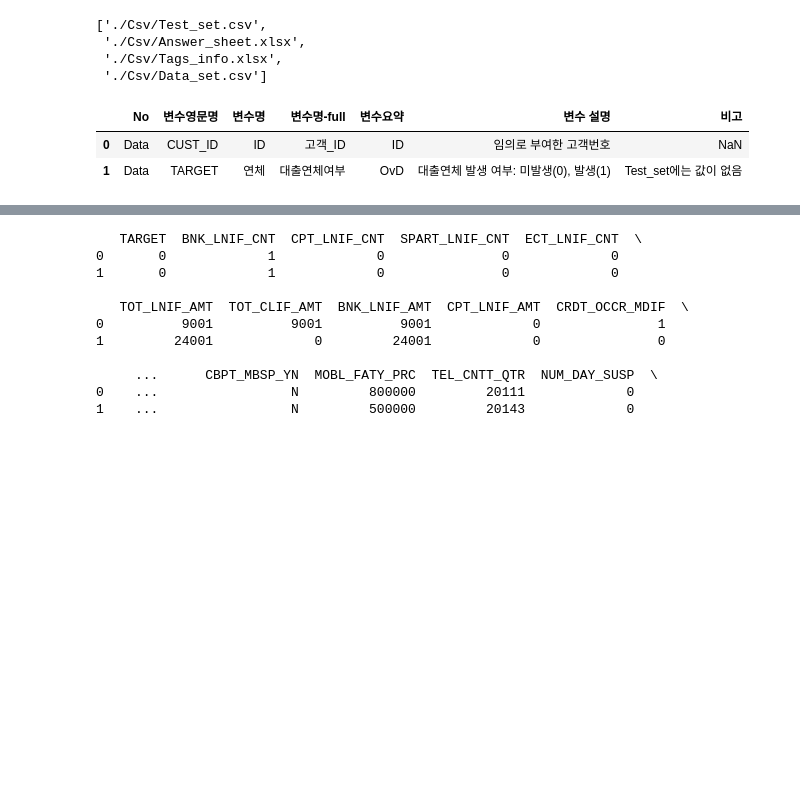
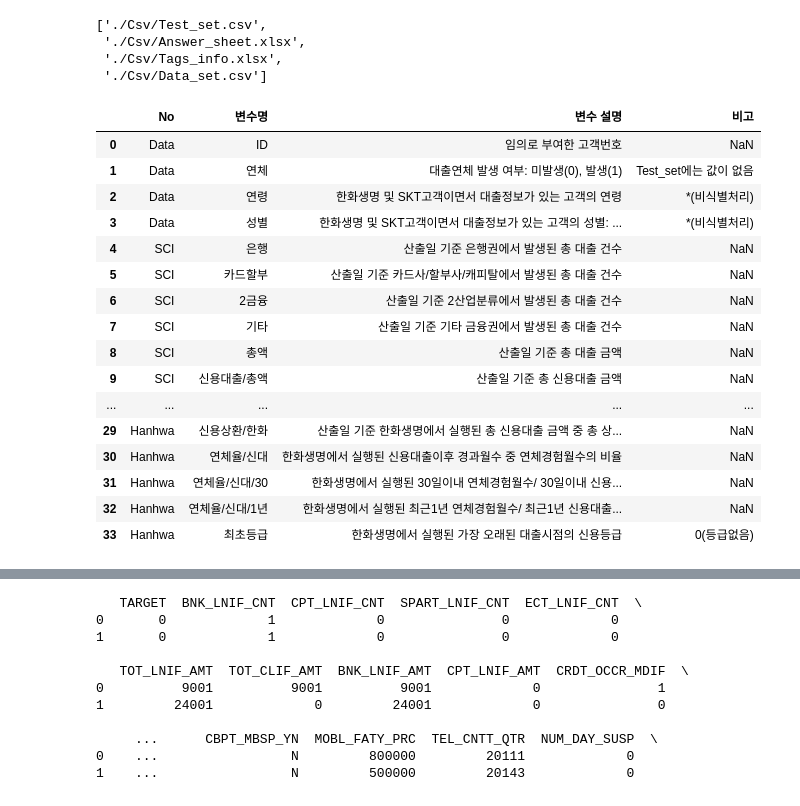
Before and after one commit to Queie/TensorFlow, a Jupyter notebook: Callenge_data/Overview.ipynb, the cells around one changed output, grey strips where cells are left out. Saved outputs shown, nothing was run; the diff lists cells and outputs as text; code cells hidden in the pictures; blank space fills up the shorter version.

```diff
--- a/Callenge_data/Overview.ipynb
+++ b/Callenge_data/Overview.ipynb
@@ -21,8 +21,22 @@ filelist
 # %%
 import pandas as pd
 df_tag = pd.read_excel(filelist[2], index_col=None)
-df_tag.head(2)
+df_tag.iloc[:34,[0,2,5,6]]
 # %% [output]
-|  | No | 변수영문명 | 변수명 | 변수명-full | 변수요약 | 변수 설명 | 비고 |
-| 0 | Data | CUST_ID | ID | 고객_ID | ID | 임의로 부여한 고객번호 | NaN |
-| 1 | Data | TARGET | 연체 | 대출연체여부 | OvD | 대출연체 발생 여부: 미발생(0), 발생(1) | Test_set에는 값이 없음 |
+|  | No | 변수명 | 변수 설명 | 비고 |
+| 0 | Data | ID | 임의로 부여한 고객번호 | NaN |
+| 1 | Data | 연체 | 대출연체 발생 여부: 미발생(0), 발생(1) | Test_set에는 값이 없음 |
+| 2 | Data | 연령 | 한화생명 및 SKT고객이면서 대출정보가 있는 고객의 연령 | *(비식별처리) |
+| 3 | Data | 성별 | 한화생명 및 SKT고객이면서 대출정보가 있는 고객의 성별: ... | *(비식별처리) |
+| 4 | SCI | 은행 | 산출일 기준 은행권에서 발생된 총 대출 건수 | NaN |
+| 5 | SCI | 카드할부 | 산출일 기준 카드사/할부사/캐피탈에서 발생된 총 대출 건수 | NaN |
+| 6 | SCI | 2금융 | 산출일 기준 2산업분류에서 발생된 총 대출 건수 | NaN |
+| 7 | SCI | 기타 | 산출일 기준 기타 금융권에서 발생된 총 대출 건수 | NaN |
+| 8 | SCI | 총액 | 산출일 기준 총 대출 금액 | NaN |
+| 9 | SCI | 신용대출/총액 | 산출일 기준 총 신용대출 금액 | NaN |
+| ... | ... | ... | ... | ... |
+| 29 | Hanhwa | 신용상환/한화 | 산출일 기준 한화생명에서 실행된 총 신용대출 금액 중 총 상... | NaN |
+| 30 | Hanhwa | 연체율/신대 | 한화생명에서 실행된 신용대출이후 경과월수 중 연체경험월수의 비율 | NaN |
+| 31 | Hanhwa | 연체율/신대/30 | 한화생명에서 실행된 30일이내 연체경험월수/ 30일이내 신용... | NaN |
+| 32 | Hanhwa | 연체율/신대/1년 | 한화생명에서 실행된 최근1년 연체경험월수/ 최근1년 신용대출... | NaN |
+| 33 | Hanhwa | 최초등급 | 한화생명에서 실행된 가장 오래된 대출시점의 신용등급 | 0(등급없음) |
```
Also changed, not shown: parts of 1 cell of this notebook.
